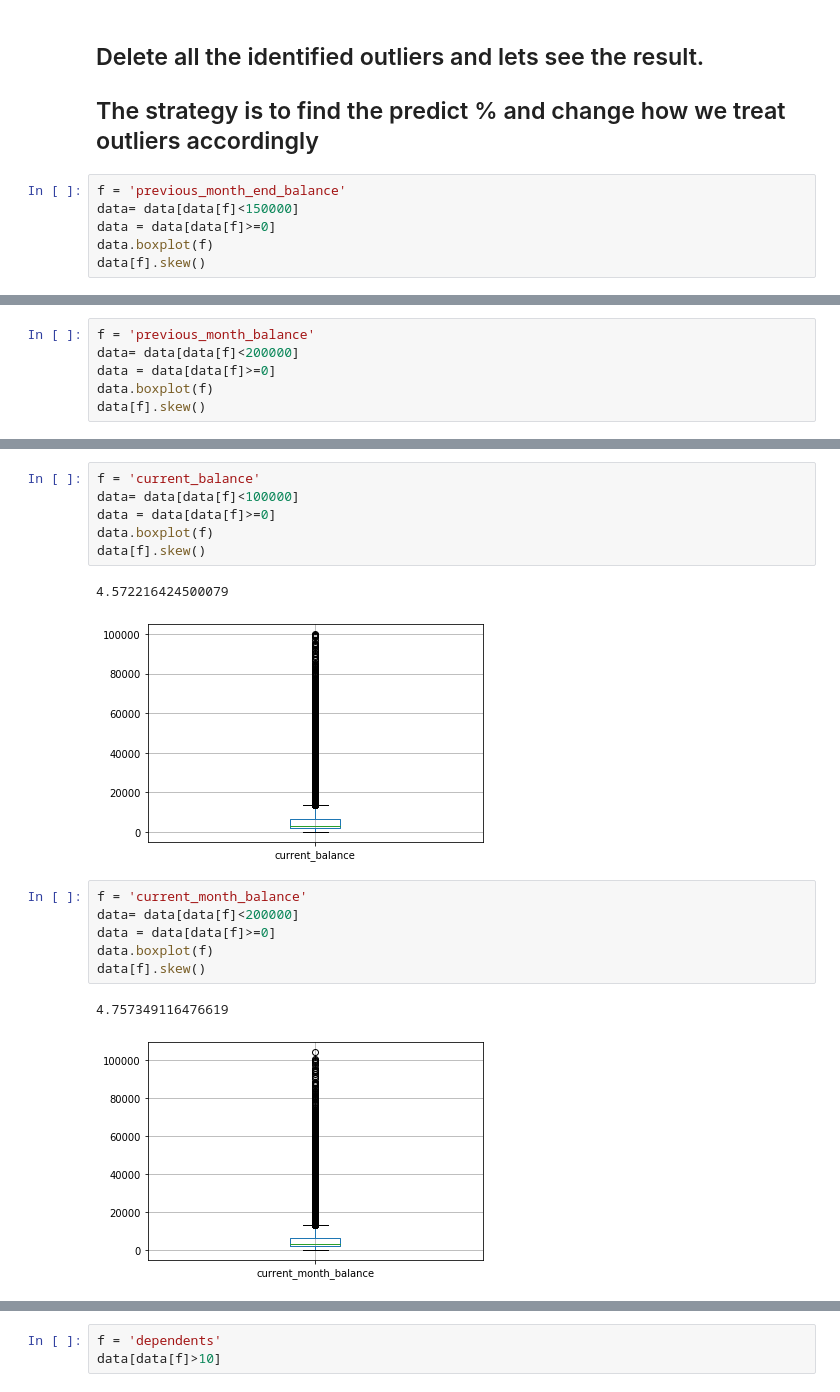
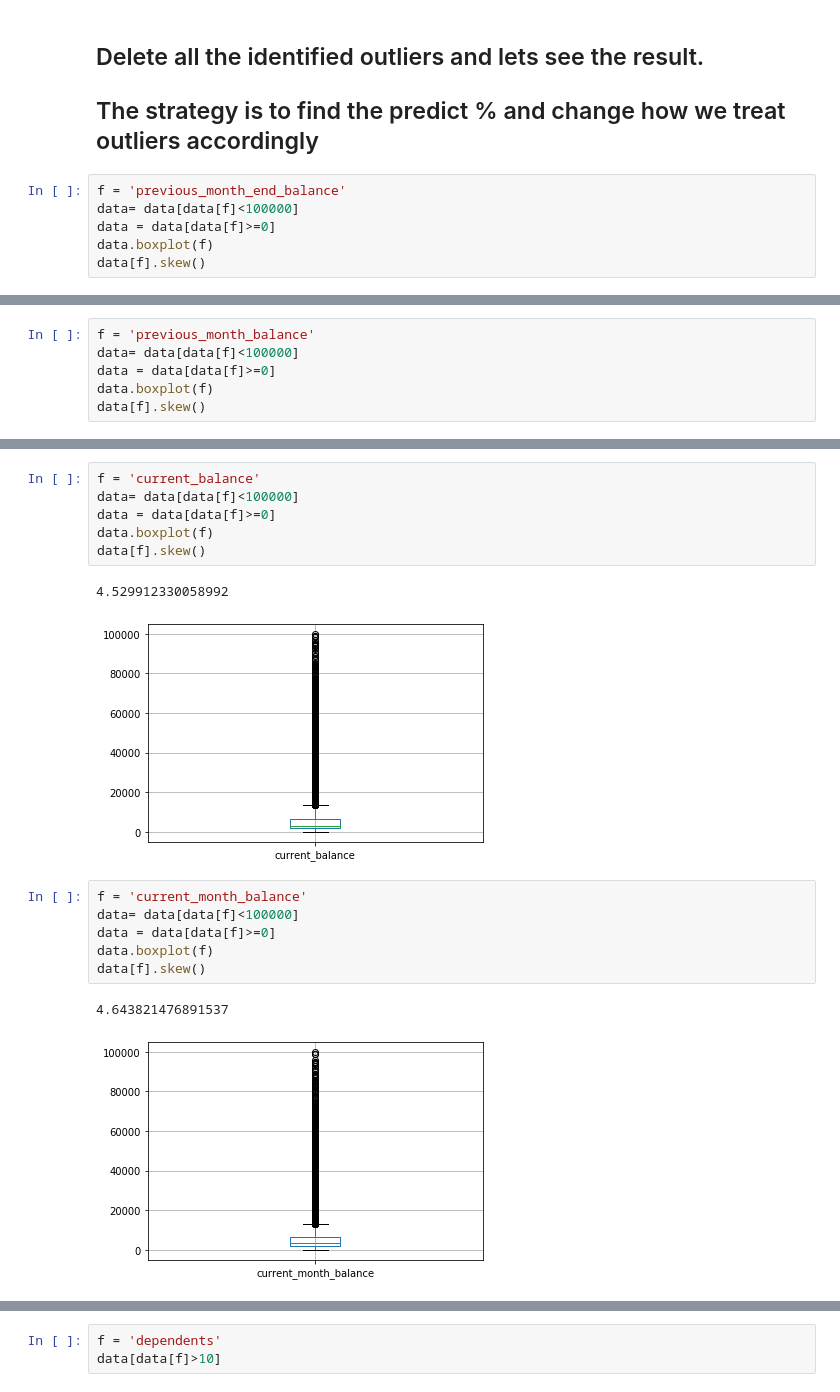
Before and after one commit to SuranjanDaw/Machine-Learning-and-Data-Science, a Jupyter notebook: Final project problem statement and dataset/Final_Project_solution.ipynb, the cells around one changed output, grey strips where cells are left out. Cells and saved outputs as stored; diff of their text form.

```diff
--- a/Final project problem statement and dataset/Final_Project_solution.ipynb
+++ b/Final project problem statement and dataset/Final_Project_solution.ipynb
@@ -688,7 +688,7 @@ dtype: object
 ## The strategy is to find the predict % and change how we treat outliers accordingly
 # %%
 f = 'previous_month_end_balance'
-data= data[data[f]<150000]
+data= data[data[f]<100000]
 data = data[data[f]>=0]
 data.boxplot(f)
 data[f].skew()
@@ -751,7 +751,7 @@ data[f].skew()
 [figure]
 # %%
 f = 'previous_month_balance'
-data= data[data[f]<200000]
+data= data[data[f]<100000]
 data = data[data[f]>=0]
 data.boxplot(f)
 data[f].skew()
@@ -765,17 +765,17 @@ data = data[data[f]>=0]
 data.boxplot(f)
 data[f].skew()
 # %% [output]
-4.572216424500079
+4.529912330058992
 [figure]
 # %%
 f = 'current_month_balance'
-data= data[data[f]<200000]
+data= data[data[f]<100000]
 data = data[data[f]>=0]
 data.boxplot(f)
 data[f].skew()
 # %% [output]
-4.757349116476619
+4.643821476891537
-[figure, old version]
+[figure, new version]
 # %%
 data.shape
 # %% [output]
```
Also changed, not shown: parts of 22 cells of this notebook, 4 other files.
